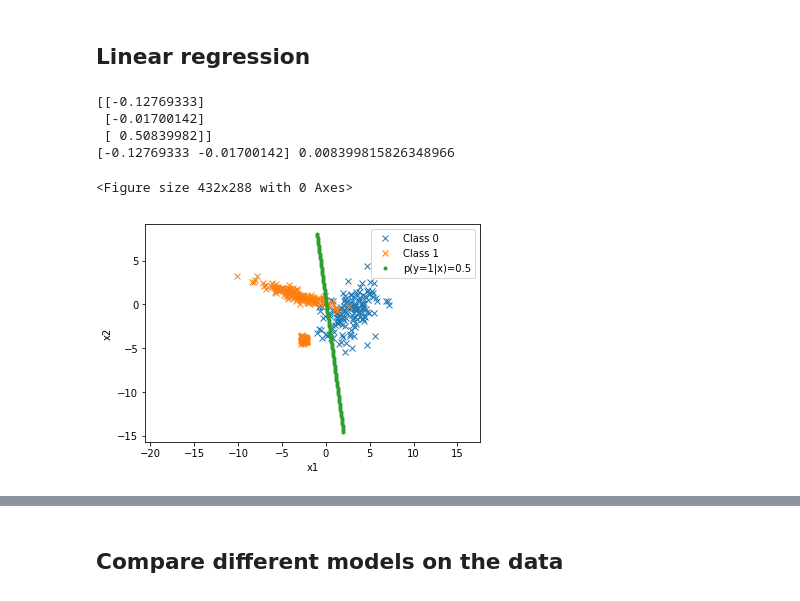
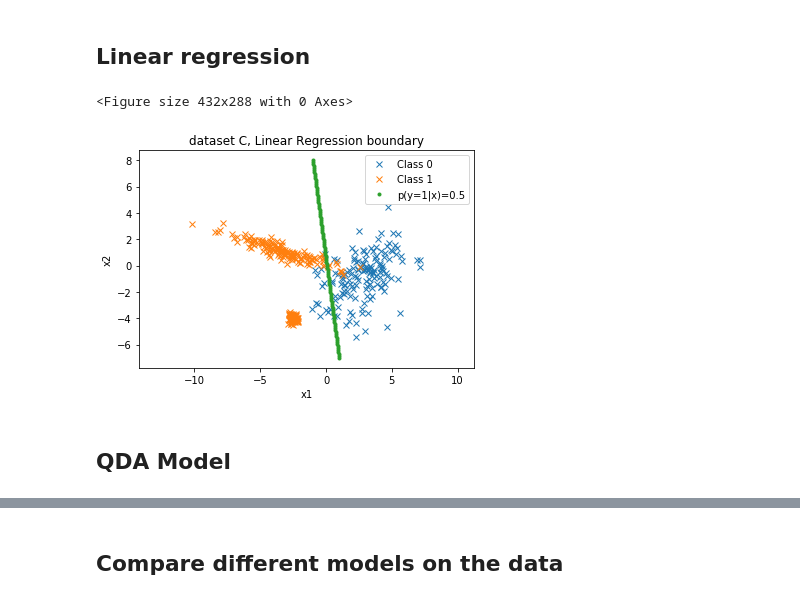
Before and after one commit to fern35/MVA_PGM, a Jupyter notebook: tp1.ipynb, the cells around one changed output, grey strips where cells are left out. Drawn from its saved outputs; the diff is of its cells as text; code cells hidden in the pictures.

Commit message:
compare models

```diff
--- a/tp1.ipynb
+++ b/tp1.ipynb
@@ -59,7 +59,7 @@ def LDA_predict(w,c,data_test):
     return misspercent
 
 
-def point_cloud(data,w,c,line_xrange):
+def point_cloud(data,w,c,line_xrange,title):
     plt.clf()
     data0 = data[data[:,2]==0]
     data1 = data[data[:,2]==1]
@@ -74,6 +74,7 @@ def point_cloud(data,w,c,line_xrange):
     plt.axis('equal')
     plt.xlabel('x1')
     plt.ylabel('x2')
+    plt.title(title)
     plt.legend(loc=1)
     plt.show()
 # %%
@@ -204,15 +201,11 @@ def LinearRegression_predict(w,data_test):
     return misspercent
 # %%
 weights = LinearRegression(trainC)
-print(weights)
 w = weights[:2,0]
 c = weights[2][0]-0.5
-print(w,c)
-point_cloud(trainC,w,c,(-1,2))
+point_cloud(trainC,w,c,(-1,1),'dataset C, Linear Regression boundary')
 # %% [output]
-[[-0.12769333]
- [-0.01700142]
- [ 0.50839982]]
-[-0.12769333 -0.01700142] 0.008399815826348966
+<Figure size 432x288 with 0 Axes>
-<Figure size 432x288 with 0 Axes>
-[figure, old version]
+[figure, new version]
+# %% [markdown]
+## QDA Model
```
Also changed, not shown: parts of 8 cells of this notebook.
